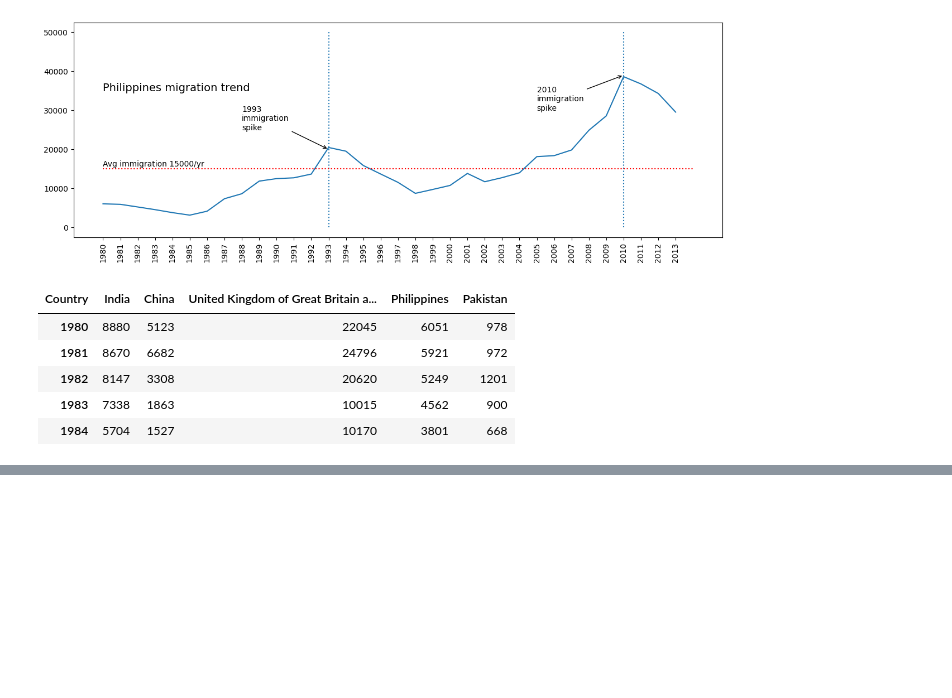
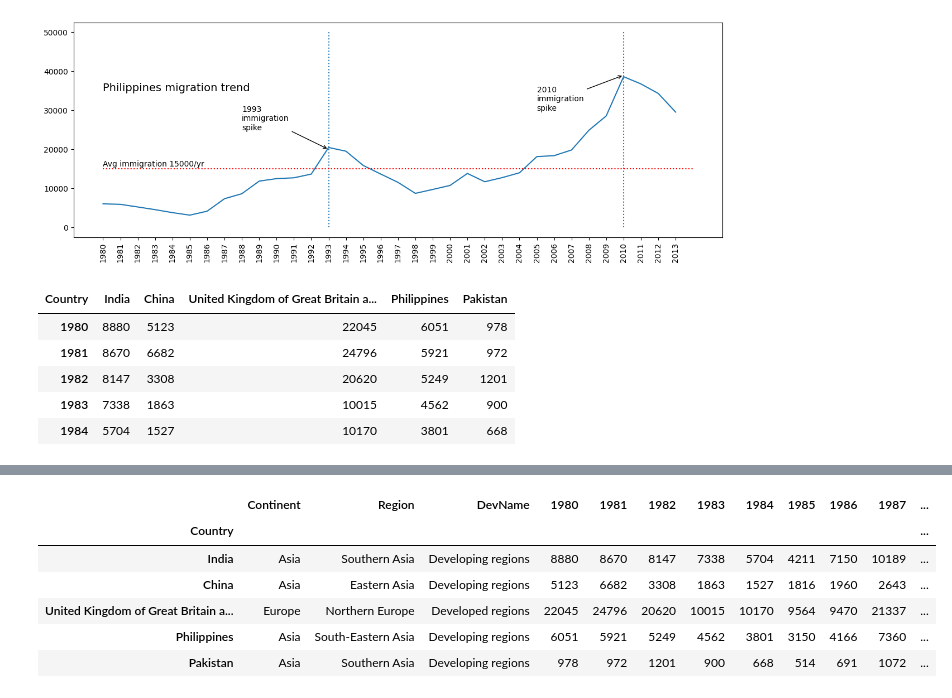
Before and after one commit to Amjadali168/2023-SEP--PY-DS, a Jupyter notebook: data analysis/immigration_analysis.ipynb, the cells around one changed output, grey strips where cells are left out. Saved outputs shown, nothing was run; the diff lists cells and outputs as text; code cells hidden in the pictures; blank space fills up the shorter version.

```diff
--- a/data analysis/immigration_analysis.ipynb
+++ b/data analysis/immigration_analysis.ipynb
@@ -300,0 +328,10 @@ px.area(top5df, x=top5df.index, y=['India','China','Philippines'])
+# %%
+df.head()
+# %% [output]
+|  | Continent | Region | DevName | 1980 | 1981 | 1982 | 1983 | 1984 | 1985 | 1986 | 1987 | ... |
+| Country |  |  |  |  |  |  |  |  |  |  |  | ... |
+| India | Asia | Southern Asia | Developing regions | 8880 | 8670 | 8147 | 7338 | 5704 | 4211 | 7150 | 10189 | ... |
+| China | Asia | Eastern Asia | Developing regions | 5123 | 6682 | 3308 | 1863 | 1527 | 1816 | 1960 | 2643 | ... |
+| United Kingdom of Great Britain a... | Europe | Northern Europe | Developed regions | 22045 | 24796 | 20620 | 10015 | 10170 | 9564 | 9470 | 21337 | ... |
+| Philippines | Asia | South-Eastern Asia | Developing regions | 6051 | 5921 | 5249 | 4562 | 3801 | 3150 | 4166 | 7360 | ... |
+| Pakistan | Asia | Southern Asia | Developing regions | 978 | 972 | 1201 | 900 | 668 | 514 | 691 | 1072 | ... |
```
Also changed, not shown: parts of 15 cells of this notebook, 2 other files.
